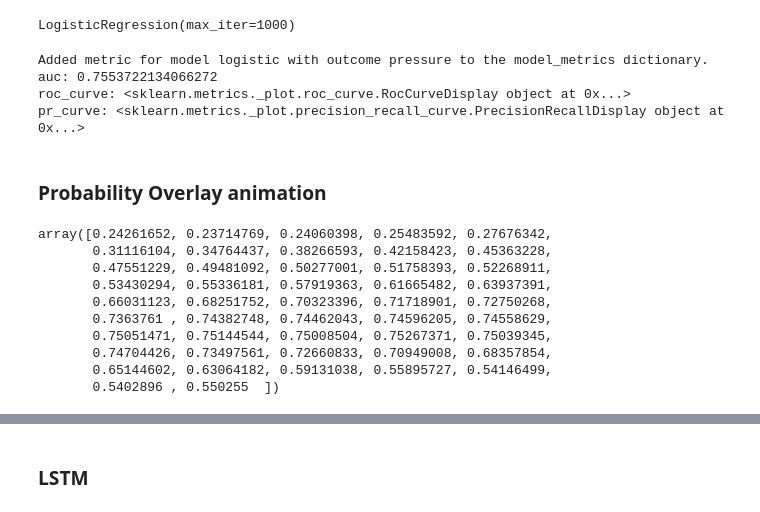
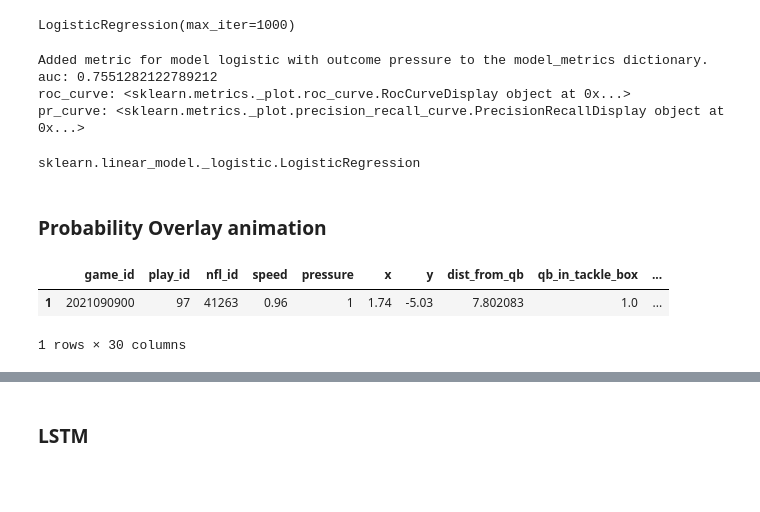
Before and after one commit to jskaza/nfl-big-data-bowl-2023, a Jupyter notebook: sack_probability_models_with_animation.ipynb, the cells around one changed output, grey strips where cells are left out. Drawn from its saved outputs; the diff is of its cells as text; code cells hidden in the pictures; blank space fills up the shorter version.

```diff
--- a/sack_probability_models_with_animation.ipynb
+++ b/sack_probability_models_with_animation.ipynb
@@ -173,40 +173,41 @@ LogisticRegression(max_iter=1000)
 # %%
 data = make_datasets(df, group_by, feats, outcome, sequences = False, samples = 3, test_size = 0.2, oversample = True)
 log_model = model_logistic(data, 1000)
+type(log_model)
 # %% [output]
 Added metric for model logistic with outcome pressure to the model_metrics dictionary.
-auc: 0.7553722134066272
+auc: 0.7551282122789212
 roc_curve: <sklearn.metrics._plot.roc_curve.RocCurveDisplay object at 0x...>
 pr_curve: <sklearn.metrics._plot.precision_recall_curve.PrecisionRecallDisplay object at 0x...>
+sklearn.linear_model._logistic.LogisticRegression
 # %% [markdown]
 ### Probability Overlay animation
 # %%
-def make_probs(df, model, full_sequences, game_id, play_id, nfl_id):
+def make_probs(df, model, game_id, play_id, nfl_id):
   X, y  = [], []
-  grouped_df = df[(df["game_id"]==game_id) & (df["play_id"]==play_id) & (df["nfl_id"]==nfl_id)].groupby(group_by)
-  for _, group_df in grouped_df:
-    f = group_df[feats].to_numpy()
-    if full_sequences:
-      sub_seq = [f[:n] for n in range(len(f))]
-      X += sub_seq
-    else:
-      X = group_df[feats].to_numpy()
+  rush_df = df[(df["game_id"]==game_id) & (df["play_id"]==play_id) & (df["nfl_id"]==nfl_id)]
 
-  return f, model.predict_proba(X)[:,1]
+  f = rush_df[feats].to_numpy()
+  print(len(f))
 
-watt_rush , watt_probs = make_probs(df, log_model, False, 2021103103, 1984, 44842)
+  if type(model) == LogisticRegression:
+    X = rush_df[feats].to_numpy()
+    return f, model.predict_proba(X)[:,1]
+
+  else:
+    sub_seq = [f[:n + 1] for n in range(len(f))]
+
+    X = tf.keras.utils.pad_sequences(sub_seq, dtype="float", padding="pre", value = -99, maxlen=mod.layers[0].output_shape[1])
+    return f, model.predict(X)
+
+watt_rush , watt_probs = make_probs(df, log_model, 2021103103, 1984, 44842)
 watt_probs
-# %% [output]
-array([0.24261652, 0.23714769, 0.24060398, 0.25483592, 0.27676342,
-       0.31116104, 0.34764437, 0.38266593, 0.42158423, 0.45363228,
-       0.47551229, 0.49481092, 0.50277001, 0.51758393, 0.52268911,
-       0.53430294, 0.55336181, 0.57919363, 0.61665482, 0.63937391,
-       0.66031123, 0.68251752, 0.70323396, 0.71718901, 0.72750268,
-       0.7363761 , 0.74382748, 0.74462043, 0.74596205, 0.74558629,
-       0.75051471, 0.75144544, 0.75008504, 0.75267371, 0.75039345,
-       0.74704426, 0.73497561, 0.72660833, 0.70949008, 0.68357854,
-       0.65144602, 0.63064182, 0.59131038, 0.55895727, 0.54146499,
-       0.5402896 , 0.550255  ])
+# %%
+df[:1]
+# %% [output]
+|  | game_id | play_id | nfl_id | speed | pressure | x | y | dist_from_qb | qb_in_tackle_box | ... |
+| 1 | 2021090900 | 97 | 41263 | 0.96 | 1 | 1.74 | -5.03 | 7.802083 | 1.0 | ... |
+1 rows × 30 columns
 # %%
 # run this once
 !apt install imagemagick
```
Also changed, not shown: parts of 11 cells of this notebook.
